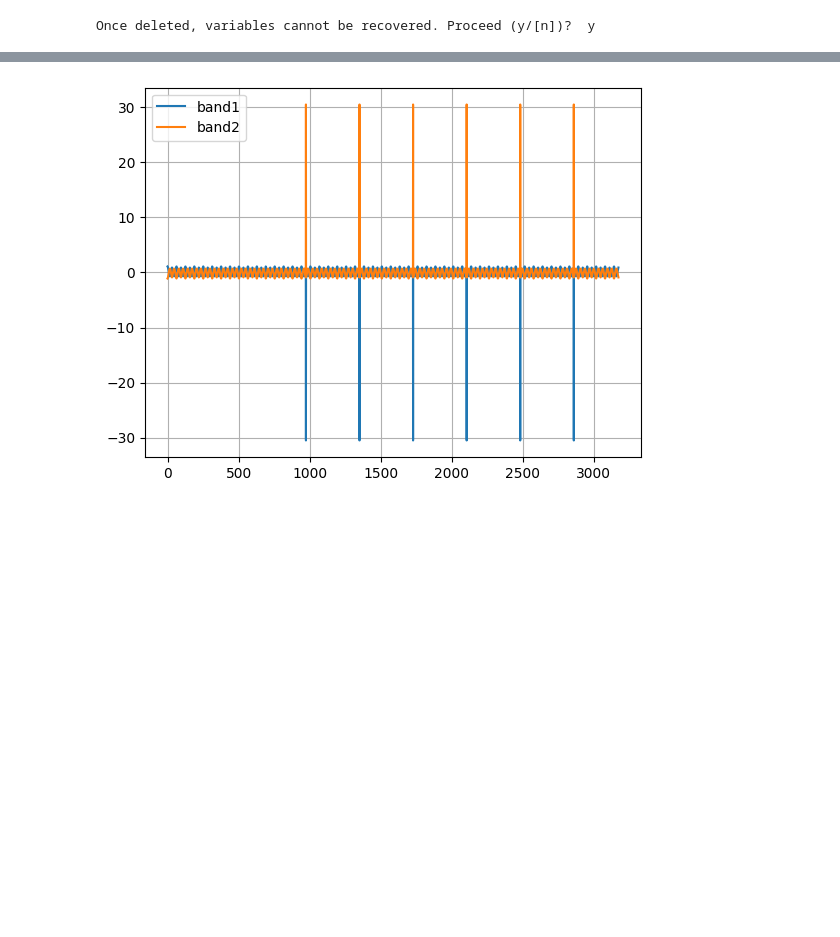
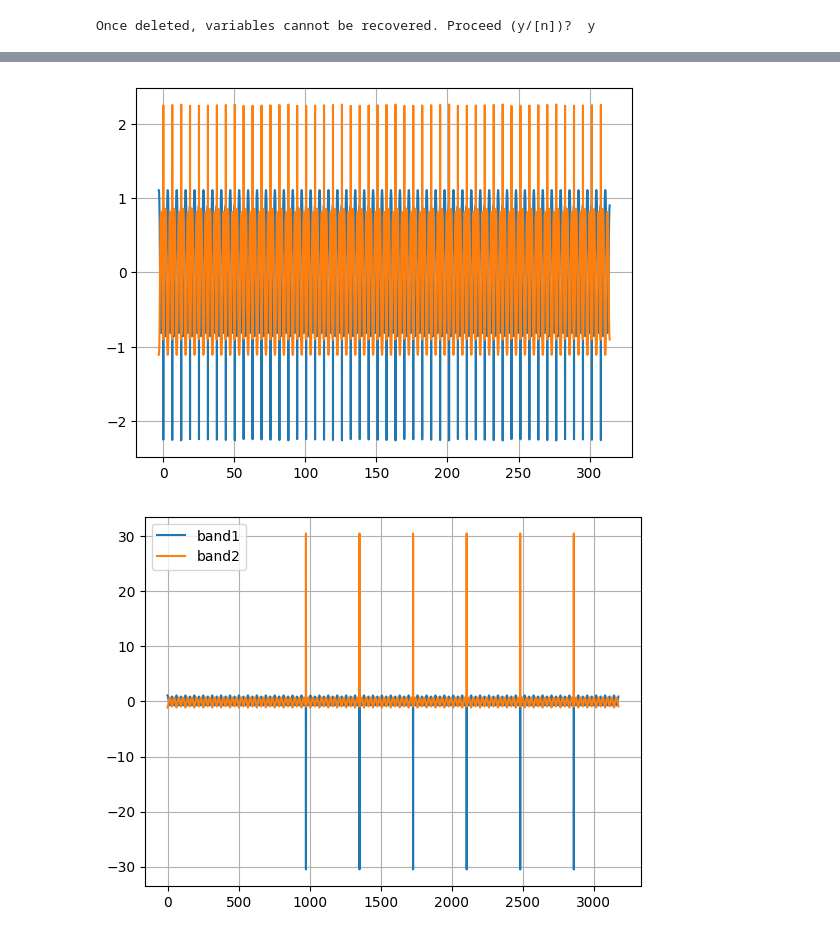
Before and after one commit to shellpwner/Topological-energy-pumping-siumlations, a Jupyter notebook: quasi-state-evolution.ipynb, the cells around one changed output, grey strips where cells are left out. Cells and saved outputs as stored; diff of their text form; code cells hidden in the pictures; blank space fills up the shorter version.

```diff
--- a/quasi-state-evolution.ipynb
+++ b/quasi-state-evolution.ipynb
@@ -229,8 +329,9 @@ def eigv1(w1, phi1, w2, phi2, m, t):
     d2 = np.sin(w1*t + phi1)
     d3 = (m - np.cos(w1*t + phi1) - np.cos(w2*t + phi2))
     d = np.sqrt(d1**2 + d2**2 + d3**2)
-    return (1/(np.sqrt(2*d*(d+d3))))*np.array([d1 - 1j * d2, d + d3])
+    return (1/(np.sqrt(2*d*(d+d3))))*np.matrix([[d1 - 1j * d2], [d + d3]])
 # %%
+################## USES PRODUCT STYLE EVOLUTION ############################
 phi1vals = np.arange(-np.pi-0.01, 100*np.pi, 0.1)
 # phi2vals = np.arange(-np.pi, np.pi, 0.1)
 phi2 = 0
@@ -238,13 +339,40 @@ dt = 0.1
 
 expe = []
 for i in phi1vals:
-    uphi = np.dot(U(w1, i, w2, phi2, m, 0, dt), eigv1(w1, i, w2, phi2, m, 0))
-    phiuphi = np.dot(np.conjugate(eigv1(w1, i - w1*dt, w2, phi2 - w2*dt, m, 0)), uphi)
-    expe.append(phiuphi)
+    # uphi = np.dot(U(w1, i, w2, phi2, m, 0, dt), eigv1(w1, i, w2, phi2, m, 0))
+    uphi = U(w1, i, w2, phi2, m, 0, dt) @ eigv1(w1, i, w2, phi2, m, 0)
+    # phiuphi = np.dot(np.conjugate(eigv1(w1, i - w1*dt, w2, phi2 - w2*dt, m, 0)), uphi)
+    phiuphi = eigv1(w1, i - w1*dt, w2, phi2 - w2*dt, m, 0).H @ uphi
+    expe.append(phiuphi[0,0])
 
 # expe = []
 # for i in phi2vals:
 #     uphi = np.dot(U(w1, 0, w2, i, m, 0, dt), eigv1(w1, 0, w2, i, m, 0))
 #     phiuphi = np.dot(np.conjugate(eigv1(w1, 0 - w1*dt, w2, i - w2*dt, m, 0)), uphi)
 #     expe.append(phiuphi)
+# %%
+phi1vals = np.arange(-np.pi, 100*np.pi, 0.1)
+phi2 = 0
+dt = 1
+
+e1_theta = []
+e2_theta = []
+for i in phi1vals:
+    u = evolve(H, w1, i, w2, phi2, m, 0, dt)
+    expE_i = eigv1(w1, i - w1*dt, w2, phi2 - w2*dt, m, 0).H @ u @  eigv1(w1, i, w2, phi2, m, 0)
+    e1_theta.append(np.angle(expE_i[0,0])/dt)
+    e2_theta.append(-np.angle(expE_i[0,0])/dt)
+
+# e2_theta = -1 * e1_theta
+# for i in phi1vals:
+#     u = evolve(H, w1, i, w2, phi2, m, 0, dt)
+#     expE_i = np.conjugate(eigv1(w1, i - w1*dt, w2, phi2 - w2*dt, m, 0)).H @ u @  np.conjugate(eigv1(w1, i, w2, phi2, m, 0))
+#     e2_theta.append(np.angle(expE_i[0,0])/dt)
+# %%
+plt.plot(phi1vals, e1_theta)
+plt.plot(phi1vals, e2_theta)
+plt.grid()
+plt.show()
+# %% [output]
+[figure, added]
 # %%
```
Also changed, not shown: parts of 16 cells of this notebook.
